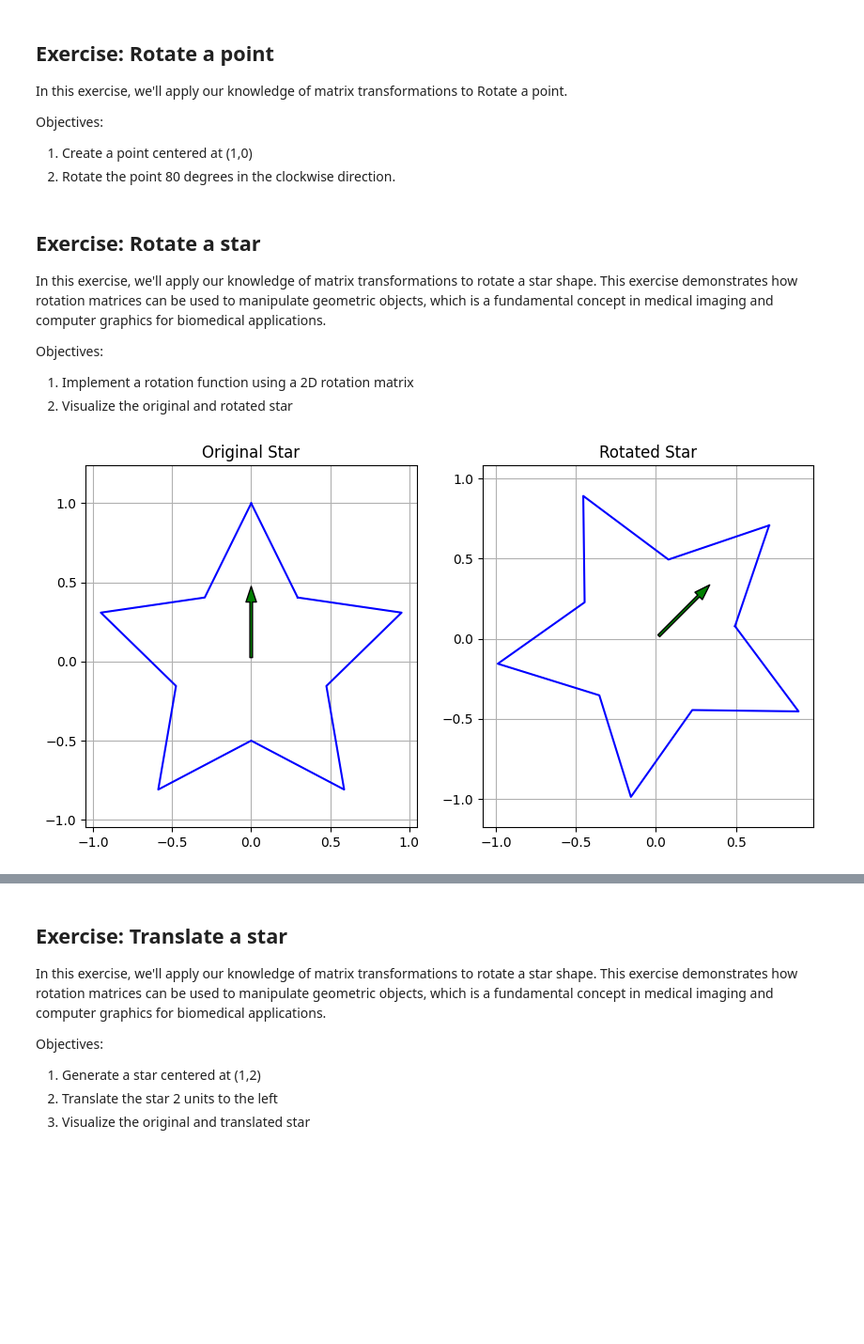
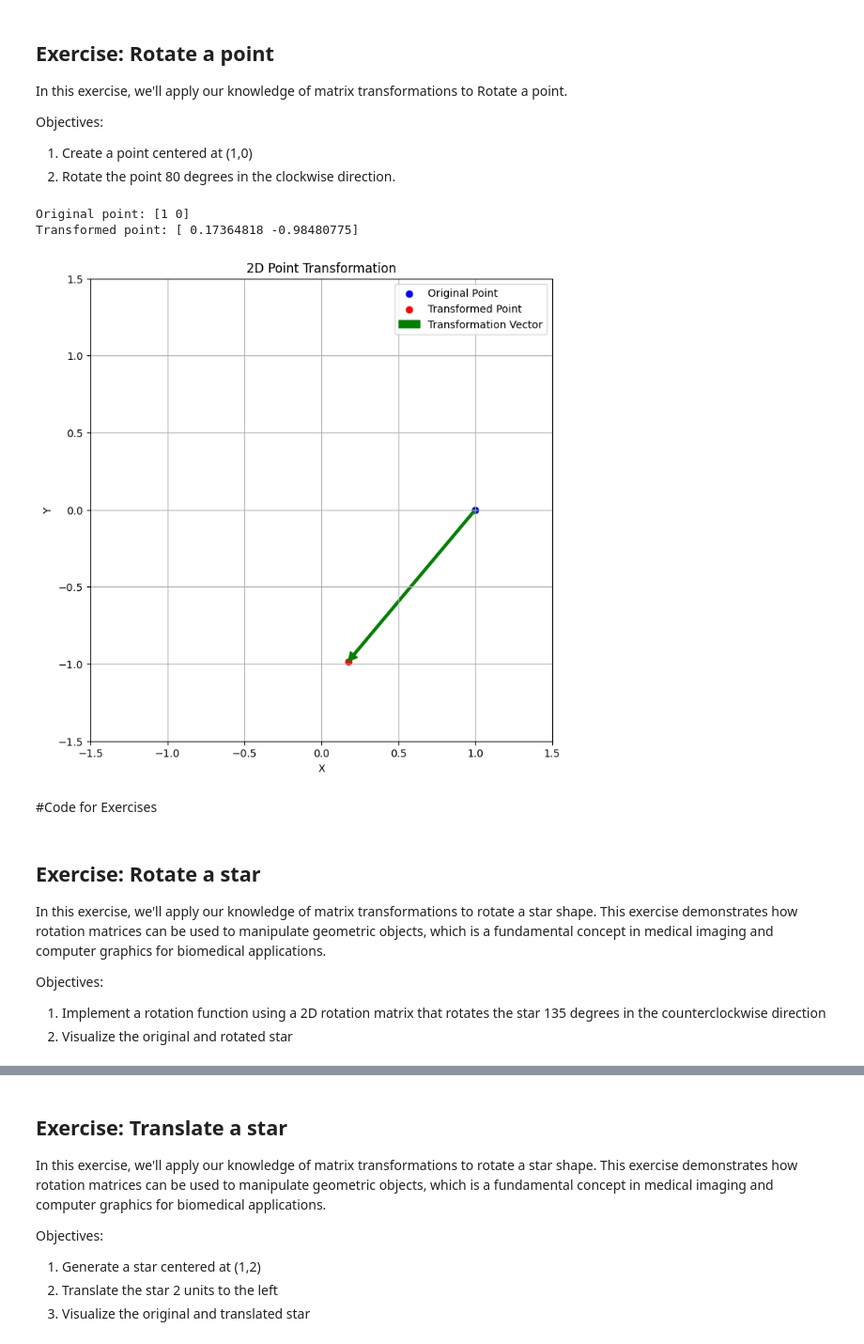
Before and after one commit to Shravani-0510/bme3053c, a Jupyter notebook: lessons-solved/06_Matrix_Transformations.ipynb, the cells around one changed output, grey strips where cells are left out. Shown: that part at 94% size. Drawn from its saved outputs; the diff is of its cells as text; code cells hidden in the pictures; blank space fills up the shorter version.

```diff
--- a/lessons-solved/06_Matrix_Transformations.ipynb
+++ b/lessons-solved/06_Matrix_Transformations.ipynb
@@ -121,5 +117,5 @@ Transpose of A:
 # %%
-def translate_2d(tx, ty):
+def translate(tx, ty):
     return np.array([
         [1, 0, tx],
         [0, 1, ty],
@@ -129,21 +125,22 @@ def translate_2d(tx, ty):
 
 # Example: Translate a point (1, 2) by (3, 4)
 point = np.array([-1,-3])
-translation = translate_2d(3,0)
+translation = translate(3,0)
 # Convert point to homogeneous coordinates
 homogeneous_point = np.append(point, 1)
 
 # Apply translation
-new_point = (translation@ homogeneous_point)[:2]
+new_point = (translation @ homogeneous_point)[:2]
 
 def visualize_transformation(point, new_point):
+    print("Original point:", point)
+    print("Transformed point:", new_point)
     fig, ax = plt.subplots(figsize=(8, 8))
     ax.scatter(point[0], point[1], color='blue', label='Original Point')
     ax.scatter(new_point[0], new_point[1], color='red', label='Transformed Point')
 
     # Calculate plot limits
     max_range = np.max(np.abs([*point,*new_point]))+0.5
-    print(max_range)
     ax.set_xlim(-max_range, max_range)
     ax.set_ylim(-max_range, max_range)
 
@@ -166,8 +163,7 @@ def visualize_transformation(point, new_point):
     ax.set_aspect('equal')
     plt.show()
 
-    print("Original point:", point)
-    print("Transformed point:", new_point)
+
 
 # Call the function with the original and translated points
 visualize_transformation(point, new_point)
@@ -320,0 +264,12 @@ Objectives:
+# %%
+#Rotate the point
+point = np.array([1,0])
+rotation = rotate_2d(-80)
+new_point = rotation @ point
+visualize_transformation(point, new_point)
+# %% [output]
+Original point: [1 0]
+Transformed point: [ 0.17364818 -0.98480775]
+[figure, added]
+# %% [markdown]
+#Code for Exercises
@@ -323,54 +325,5 @@ Objectives:
 In this exercise, we'll apply our knowledge of matrix transformations to rotate a star shape. This exercise demonstrates how rotation matrices can be used to manipulate geometric objects, which is a fundamental concept in medical imaging and computer graphics for biomedical applications.
 
 Objectives:
-1. Implement a rotation function using a 2D rotation matrix
+1. Implement a rotation function using a 2D rotation matrix that rotates the star 135 degrees in the counterclockwise direction
 2. Visualize the original and rotated star
-# %%
-def generate_star(center=(0, 0), num_points=5, outer_radius=1, inner_radius=0.5):
-    '''
-    This function generates the coordinates of a star shape based on the specified number of points,
-    outer radius, inner radius, and center coordinates. The star is created by alternating between the
-    outer and inner radii at calculated angles, resulting in a visually appealing star pattern.
-    '''
-    angles = np.linspace(np.pi/2, 5*np.pi/2, num_points*2, endpoint=False)
-    radii = np.array([outer_radius, inner_radius] * num_points)
-    x = radii * np.cos(angles) + center[0]
-    y = radii * np.sin(angles) + center[1]
-    return np.column_stack((x, y))
-
-def rotate_vertices(star_points, angle_degrees):
-    """
-    This function rotates an object defined as a set of vertices.
-    """
-    return rotated_star
-
-
-
-star = generate_star()
-
-rotated_star = rotate_vertices(star, 45)
-
-def plot_star(ax, star, title):
-    ax.plot(star[:, 0], star[:, 1], 'b-')
-    ax.plot([star[-1, 0], star[0, 0]], [star[-1, 1], star[0, 1]], 'b-')  # Connect last to first
-    ax.set_title(title)
-    ax.axis('equal')
-
-    ax.grid(True)  # Add grid
-
-    star_center = np.mean(star, axis=0)
-    arrow_start = star_center
-
-    direction = star[0] - star_center
-    direction /= np.linalg.norm(direction)  # Normalize the direction vector
-    arrow_length = 0.5
-    arrow_end = star_center + (arrow_length) * direction
-    ax.annotate('', xy=arrow_end, xytext=arrow_start,
-                arrowprops=dict(facecolor='green', shrink=0.05, width=2, headwidth=8))
-
-
-fig, axs = plt.subplots(1, 2, figsize=(10, 5))
-plot_star(axs[0], star, 'Original Star')
-plot_star(axs[1], rotated_star, 'Rotated Star')
-# %% [output]
-[figure, removed]
```
Also changed, not shown: parts of 27 cells of this notebook.
